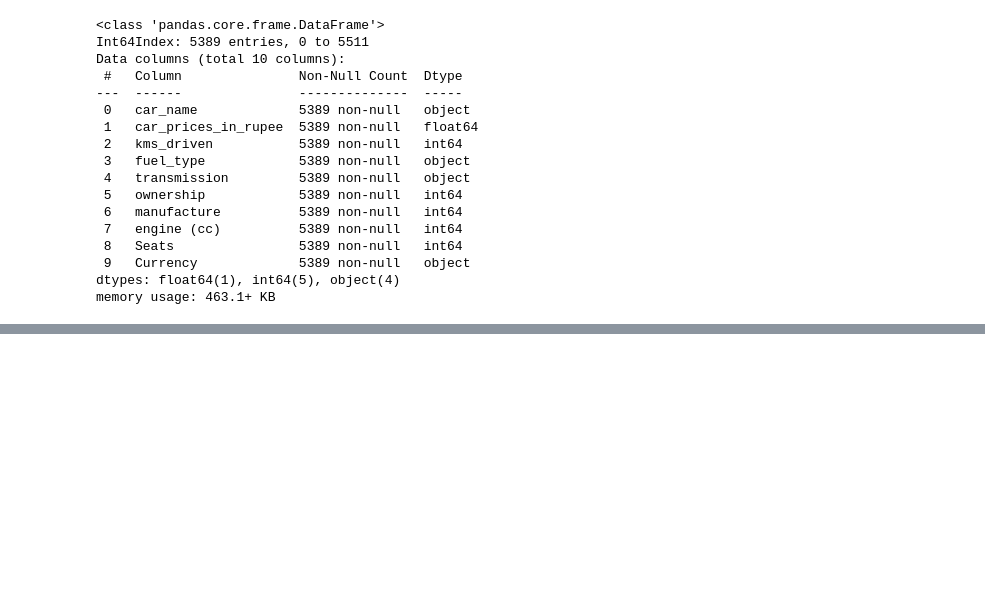
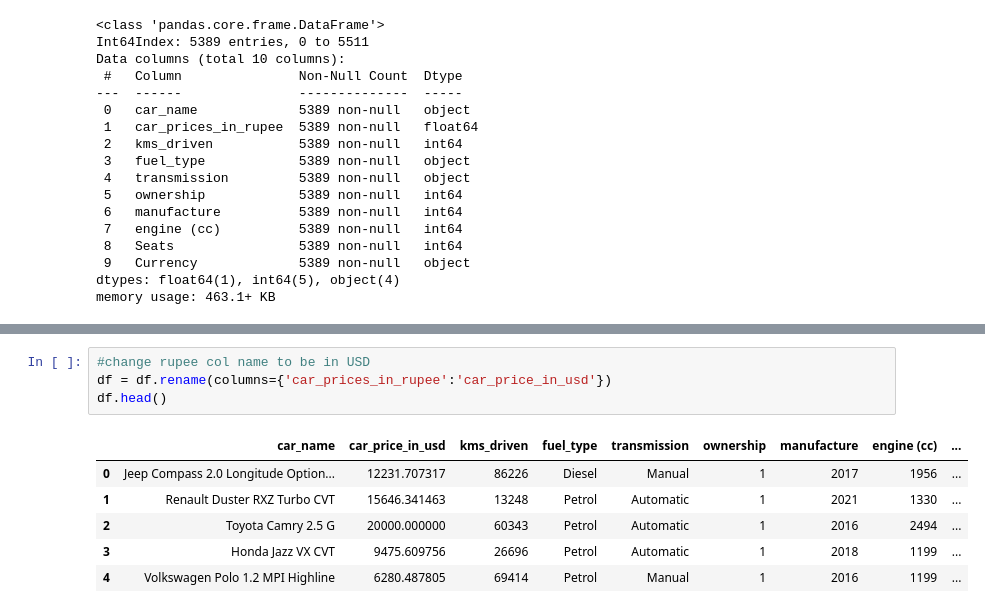
Before and after one commit to CenzOh/Python_Data_Science, a Jupyter notebook: Week-13-Presentations/Neural_Network/Neural_Network.ipynb, the cells around one changed output, grey strips where cells are left out. Saved outputs shown, nothing was run; the diff lists cells and outputs as text; blank space fills up the shorter version.

```diff
--- a/Week-13-Presentations/Neural_Network/Neural_Network.ipynb
+++ b/Week-13-Presentations/Neural_Network/Neural_Network.ipynb
@@ -266,0 +269,11 @@ df
+# %%
+#change rupee col name to be in USD
+df = df.rename(columns={'car_prices_in_rupee':'car_price_in_usd'})
+df.head()
+# %% [output]
+|  | car_name | car_price_in_usd | kms_driven | fuel_type | transmission | ownership | manufacture | engine (cc) | ... |
+| 0 | Jeep Compass 2.0 Longitude Option... | 12231.707317 | 86226 | Diesel | Manual | 1 | 2017 | 1956 | ... |
+| 1 | Renault Duster RXZ Turbo CVT | 15646.341463 | 13248 | Petrol | Automatic | 1 | 2021 | 1330 | ... |
+| 2 | Toyota Camry 2.5 G | 20000.000000 | 60343 | Petrol | Automatic | 1 | 2016 | 2494 | ... |
+| 3 | Honda Jazz VX CVT | 9475.609756 | 26696 | Petrol | Automatic | 1 | 2018 | 1199 | ... |
+| 4 | Volkswagen Polo 1.2 MPI Highline | 6280.487805 | 69414 | Petrol | Manual | 1 | 2016 | 1199 | ... |
```
Also changed, not shown: parts of 8 cells of this notebook.
